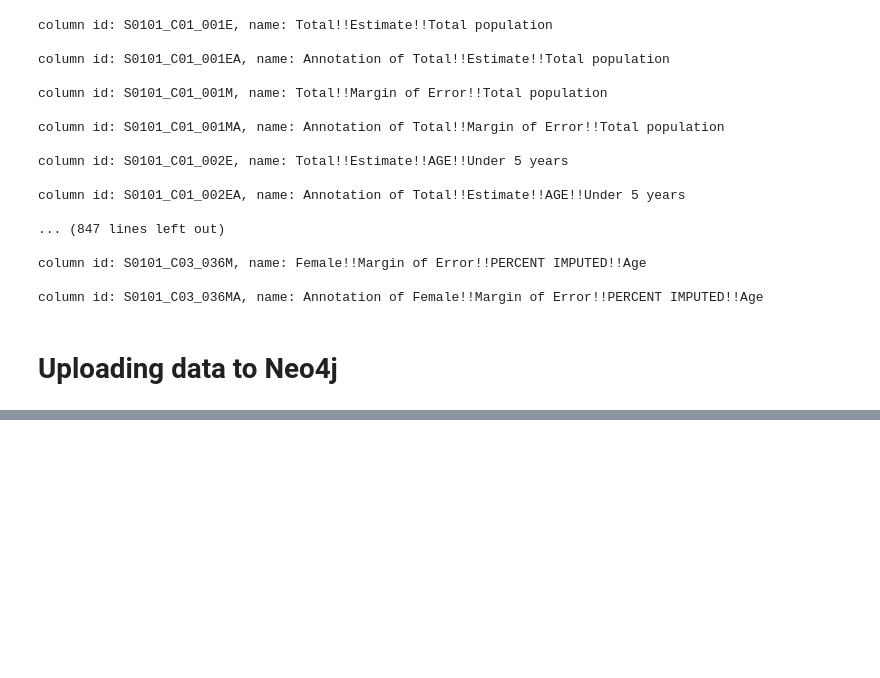
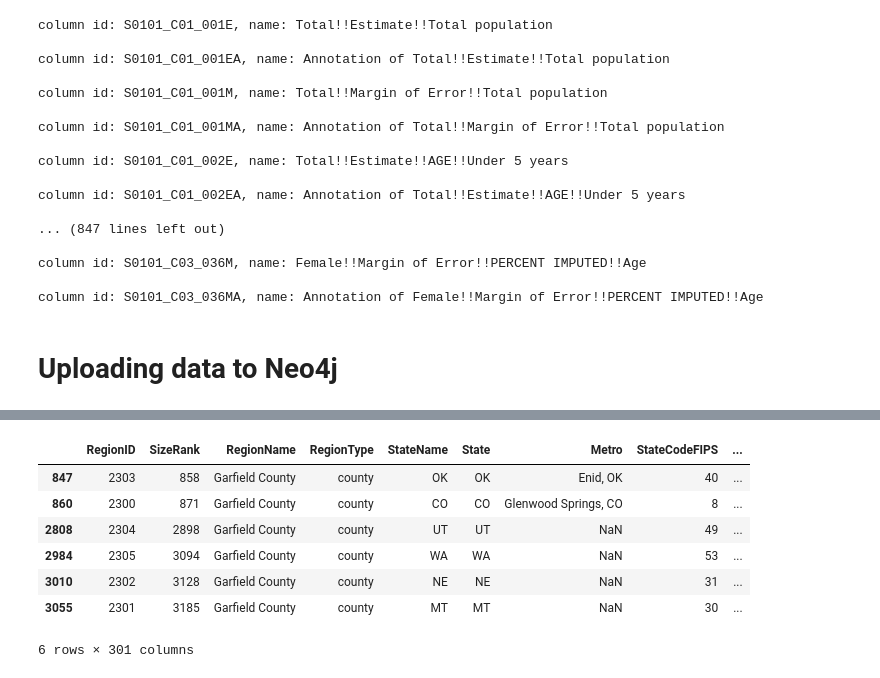
Before and after one commit to Knowledge-Engineering-2AMD20/KE-Project, a Jupyter notebook: Knowledge Graph.ipynb, the cells around one changed output, grey strips where cells are left out. Drawn from its saved outputs; the diff is of its cells as text; code cells hidden in the pictures; blank space fills up the shorter version.

```diff
--- a/Knowledge Graph.ipynb
+++ b/Knowledge Graph.ipynb
@@ -78,0 +257,13 @@ column id: S0101_C03_036MA, name: Annotation of Female!!Margin of Error!!PERCENT
+# %%
+x = zhvi[zhvi['RegionName'] == "Garfield County"]
+# %%
+x
+# %% [output]
+|  | RegionID | SizeRank | RegionName | RegionType | StateName | State | Metro | StateCodeFIPS | ... |
+| 847 | 2303 | 858 | Garfield County | county | OK | OK | Enid, OK | 40 | ... |
+| 860 | 2300 | 871 | Garfield County | county | CO | CO | Glenwood Springs, CO | 8 | ... |
+| 2808 | 2304 | 2898 | Garfield County | county | UT | UT | NaN | 49 | ... |
+| 2984 | 2305 | 3094 | Garfield County | county | WA | WA | NaN | 53 | ... |
+| 3010 | 2302 | 3128 | Garfield County | county | NE | NE | NaN | 31 | ... |
+| 3055 | 2301 | 3185 | Garfield County | county | MT | MT | NaN | 30 | ... |
+6 rows × 301 columns
```
Also changed, not shown: parts of 11 cells of this notebook, 1 other file.
